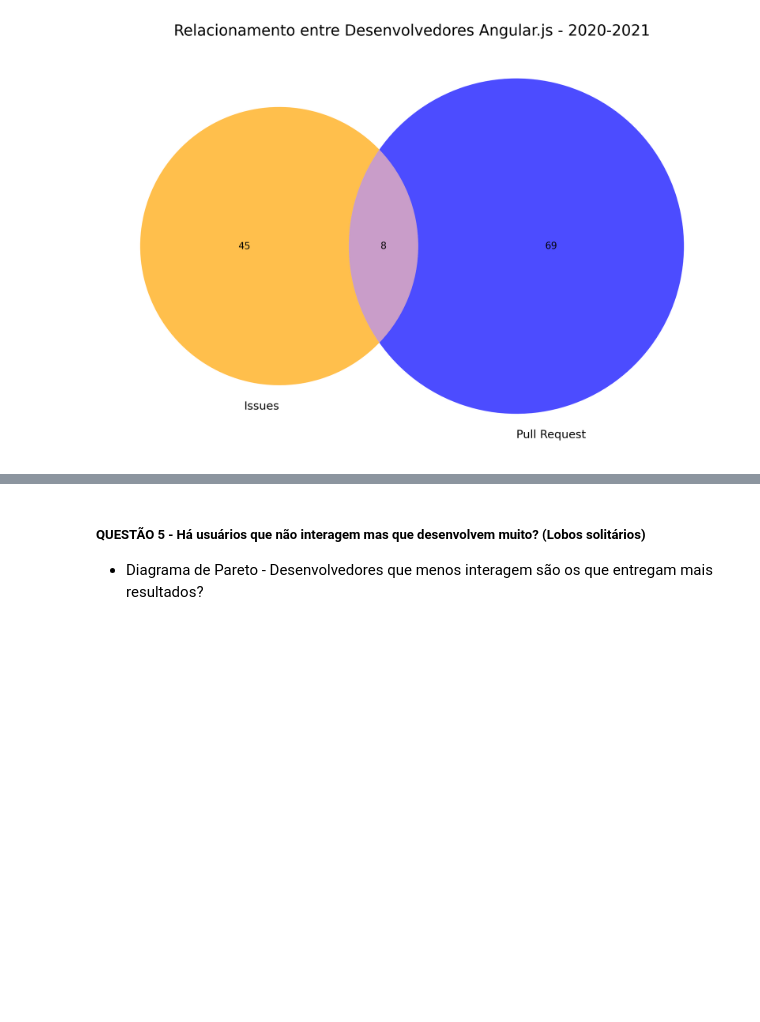
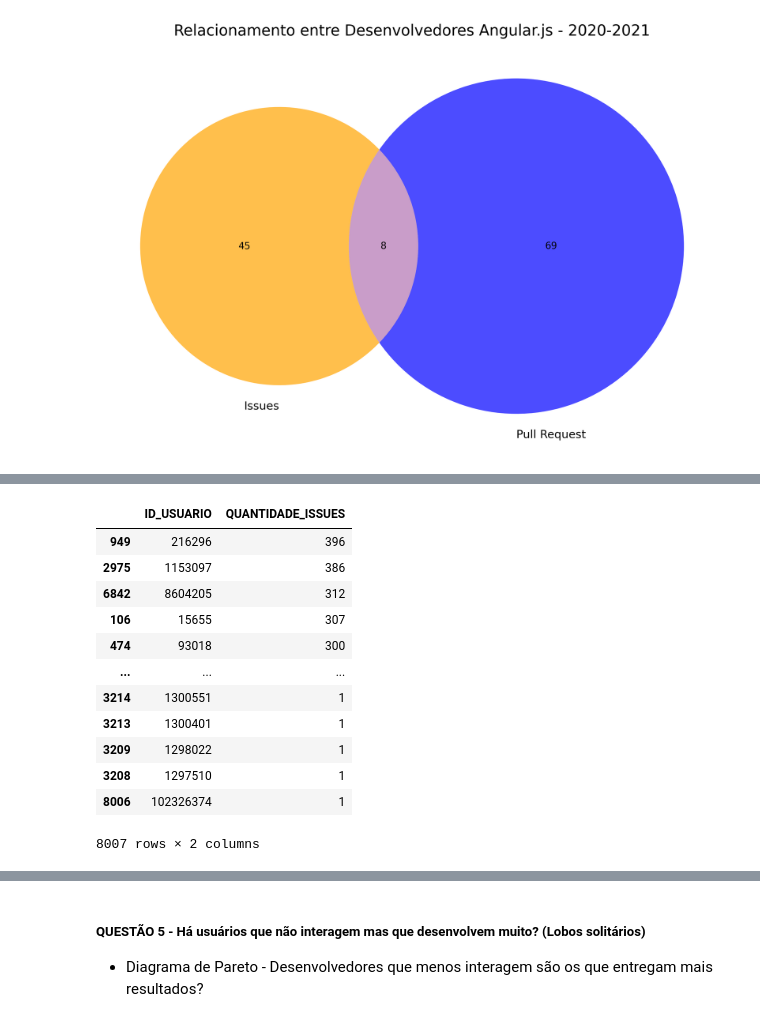
Before and after one commit to pedrorodriguesarantes/IniciacaoCientifica, a Jupyter notebook: Fase 3 - Sintese.ipynb, the cells around one changed output, grey strips where cells are left out. Cells and saved outputs as stored; diff of their text form; code cells hidden in the pictures; blank space fills up the shorter version.

```diff
--- a/Fase 3 - Sintese.ipynb
+++ b/Fase 3 - Sintese.ipynb
@@ -348,0 +394,30 @@ pd.DataFrame(dataframe_consistencia_rede).to_csv('Dados Finais/AngularJS - Metri
+# %%
+lista_issue = dataframe_issues.groupby(by = 'ID_AUTOR')['Unnamed: 0'].count()
+lista_usuarios_issue = list()
+
+for linha in lista_issue.items():
+    id_usuario = linha[0]
+    quantidade_issues_cadastradas = linha[1]
+
+    lista_usuarios_issue.append({
+        'ID_USUARIO': id_usuario,
+        'QUANTIDADE_ISSUES': quantidade_issues_cadastradas,
+    })
+
+lista_usuarios_issue = pd.DataFrame(lista_usuarios_issue)
+# %%
+lista_usuarios_issue.sort_values(by = 'QUANTIDADE_ISSUES', ascending=False)
+# %% [output]
+|  | ID_USUARIO | QUANTIDADE_ISSUES |
+| 949 | 216296 | 396 |
+| 2975 | 1153097 | 386 |
+| 6842 | 8604205 | 312 |
+| 106 | 15655 | 307 |
+| 474 | 93018 | 300 |
+| ... | ... | ... |
+| 3214 | 1300551 | 1 |
+| 3213 | 1300401 | 1 |
+| 3209 | 1298022 | 1 |
+| 3208 | 1297510 | 1 |
+| 8006 | 102326374 | 1 |
+8007 rows × 2 columns
```
Also changed, not shown: parts of 19 cells of this notebook, 5 other files.
